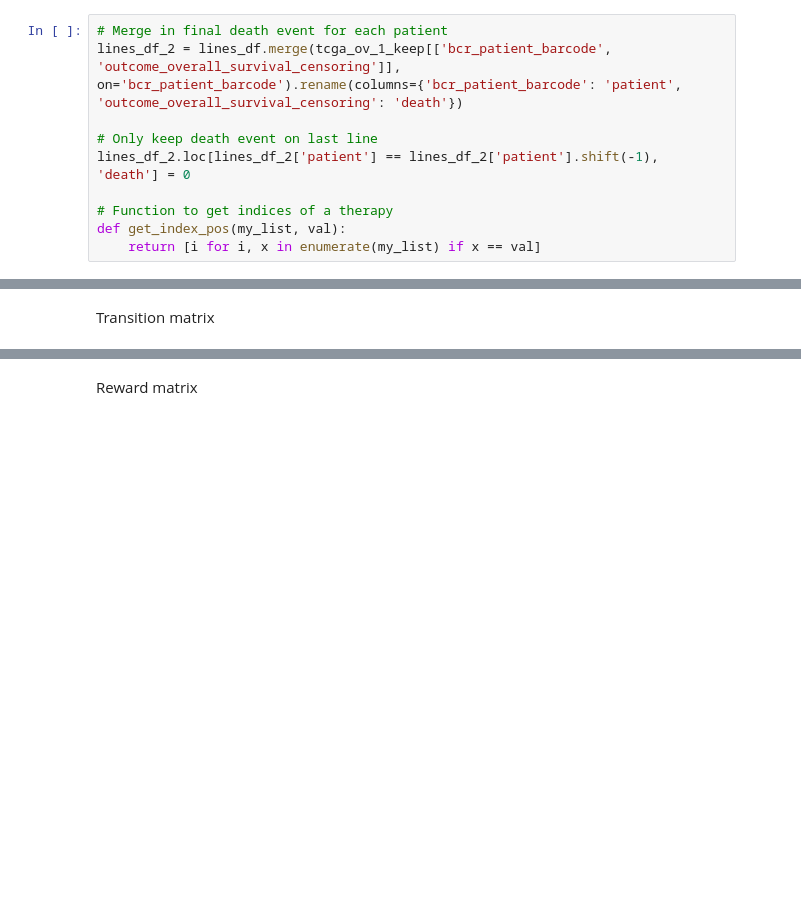
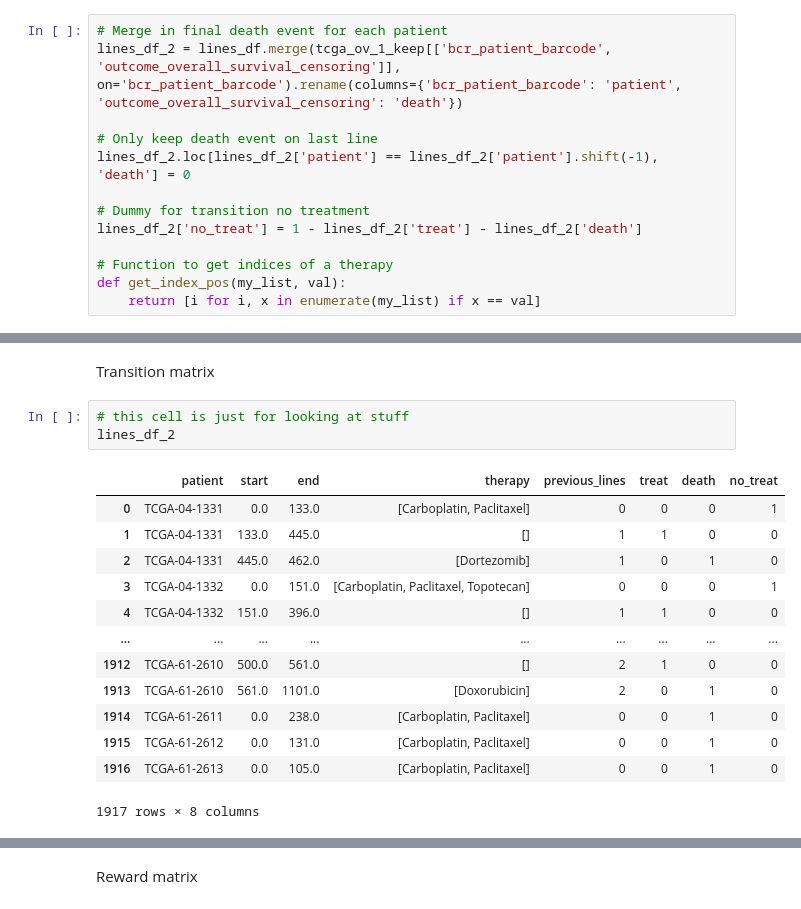
Before and after one commit to bmurphy1993/Cancer_Reinforcement_Learning, a Jupyter notebook: Data_Preprocessing.ipynb, the cells around one changed output, grey strips where cells are left out. Cells and saved outputs as stored; diff of their text form; blank space fills up the shorter version.

```diff
--- a/Data_Preprocessing.ipynb
+++ b/Data_Preprocessing.ipynb
@@ -260,6 +273,9 @@ lines_df_2 = lines_df.merge(tcga_ov_1_keep[['bcr_patient_barcode', 'outcome_over
 # Only keep death event on last line
 lines_df_2.loc[lines_df_2['patient'] == lines_df_2['patient'].shift(-1), 'death'] = 0
 
+# Dummy for transition no treatment
+lines_df_2['no_treat'] = 1 - lines_df_2['treat'] - lines_df_2['death']
+
 # Function to get indices of a therapy
 def get_index_pos(my_list, val):
     return [i for i, x in enumerate(my_list) if x == val]
@@ -297,3 +313,20 @@ combos
  ['Vosaroxin']]
 # %% [markdown]
 Transition matrix
+# %%
+# this cell is just for looking at stuff
+lines_df_2
+# %% [output]
+|  | patient | start | end | therapy | previous_lines | treat | death | no_treat |
+| 0 | TCGA-04-1331 | 0.0 | 133.0 | [Carboplatin, Paclitaxel] | 0 | 0 | 0 | 1 |
+| 1 | TCGA-04-1331 | 133.0 | 445.0 | [] | 1 | 1 | 0 | 0 |
+| 2 | TCGA-04-1331 | 445.0 | 462.0 | [Dortezomib] | 1 | 0 | 1 | 0 |
+| 3 | TCGA-04-1332 | 0.0 | 151.0 | [Carboplatin, Paclitaxel, Topotecan] | 0 | 0 | 0 | 1 |
+| 4 | TCGA-04-1332 | 151.0 | 396.0 | [] | 1 | 1 | 0 | 0 |
+| ... | ... | ... | ... | ... | ... | ... | ... | ... |
+| 1912 | TCGA-61-2610 | 500.0 | 561.0 | [] | 2 | 1 | 0 | 0 |
+| 1913 | TCGA-61-2610 | 561.0 | 1101.0 | [Doxorubicin] | 2 | 0 | 1 | 0 |
+| 1914 | TCGA-61-2611 | 0.0 | 238.0 | [Carboplatin, Paclitaxel] | 0 | 0 | 1 | 0 |
+| 1915 | TCGA-61-2612 | 0.0 | 131.0 | [Carboplatin, Paclitaxel] | 0 | 0 | 1 | 0 |
+| 1916 | TCGA-61-2613 | 0.0 | 105.0 | [Carboplatin, Paclitaxel] | 0 | 0 | 1 | 0 |
+1917 rows × 8 columns
```
Also changed, not shown: parts of 7 cells of this notebook.
